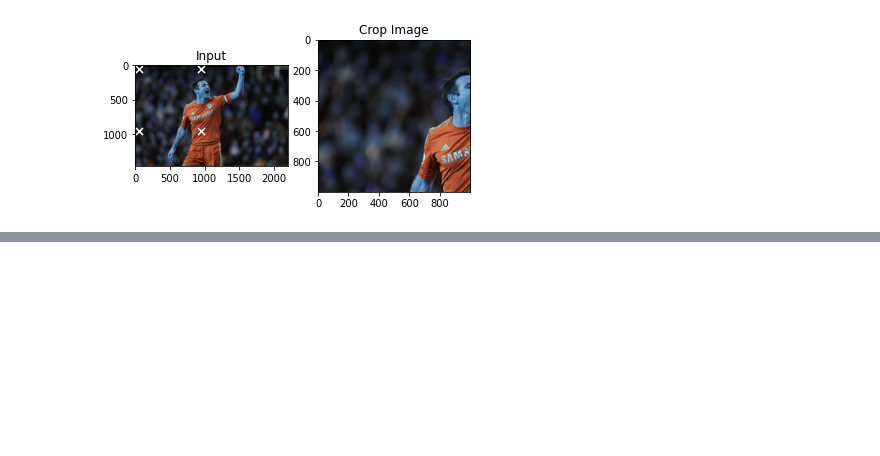
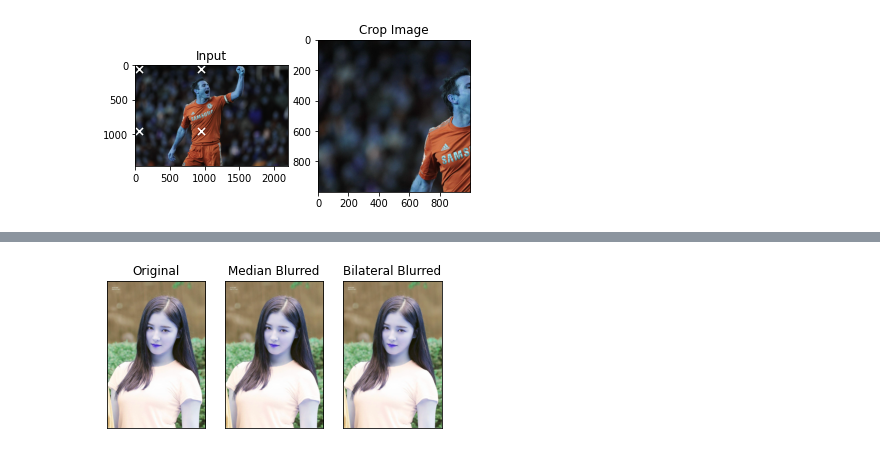
Before and after one commit to phanxuanphucnd/freelearningcv, a Jupyter notebook: jupyter notebooks/Image Preprocessing.ipynb, the cells around one changed output, grey strips where cells are left out. Cells and saved outputs as stored; diff of their text form; code cells hidden in the pictures; blank space fills up the shorter version.

```diff
--- a/jupyter notebooks/Image Preprocessing.ipynb
+++ b/jupyter notebooks/Image Preprocessing.ipynb
@@ -278,0 +336,13 @@ plt.show()
+# %%
+median_img = cv2.medianBlur(img, 5, 0)
+bilateral_img = cv2.bilateralFilter(img, 9, 75, 75)
+
+plt.subplot(131),plt.imshow(img),plt.title('Original')
+plt.xticks([]), plt.yticks([])
+plt.subplot(132),plt.imshow(median_img),plt.title('Median Blurred')
+plt.xticks([]), plt.yticks([])
+plt.subplot(133),plt.imshow(bilateral_img),plt.title('Bilateral Blurred')
+plt.xticks([]), plt.yticks([])
+plt.show()
+# %% [output]
+[figure, added]
```
Also changed, not shown: parts of 4 cells of this notebook.
